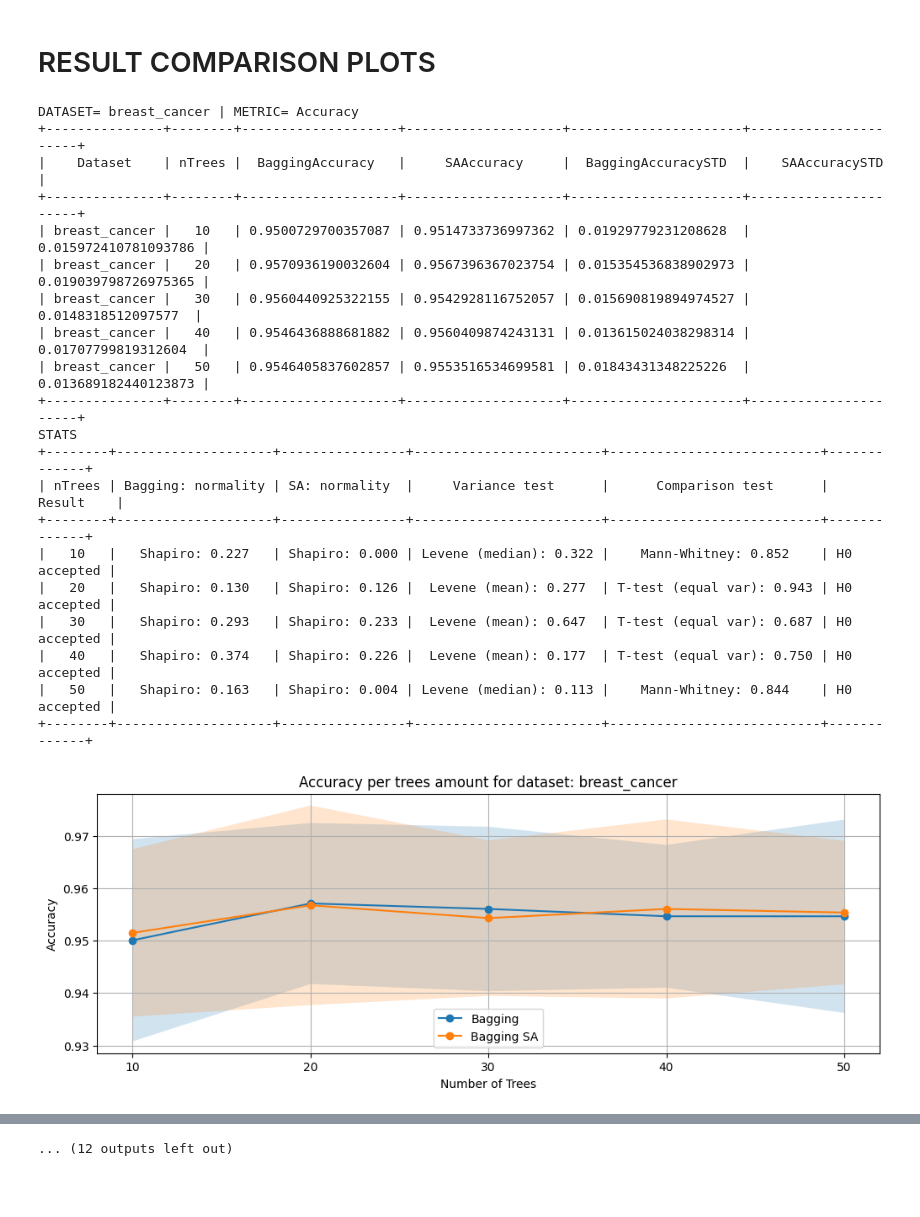
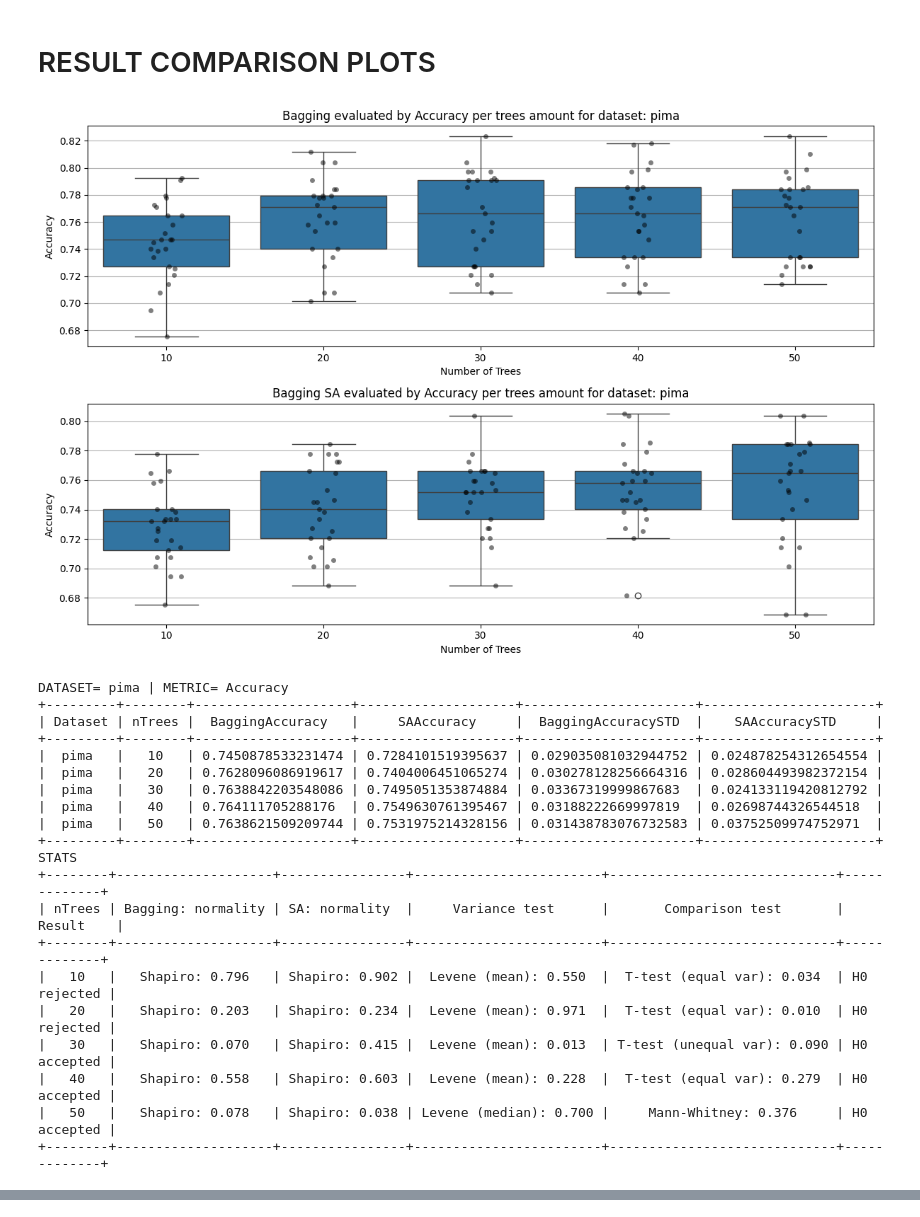
Before and after one commit to CenturionTheMan/SimulatedAnnealingBagging, a Jupyter notebook: src/article_plots.ipynb, the cells around one changed output, grey strips where cells are left out. Drawn from its saved outputs; the diff is of its cells as text; code cells hidden in the pictures; blank space fills up the shorter version.

Commit message:
creating boxplots

```diff
--- a/src/article_plots.ipynb
+++ b/src/article_plots.ipynb
@@ -248,6 +242,37 @@ def create_comparison_plot(df: pd.DataFrame, metric, path) -> None:
     if path != None:
         plt.savefig(path, bbox_inches='tight')
     plt.show()
+
+def create_box_plots(df: pd.DataFrame, metric, path) -> None:
+    nTrees = df['nTrees'].unique()
+    dataset_name = df['Dataset'].values[0]
+
+    names = [(f"Bagging{metric}", "Bagging"), (f"SA{metric}", "Bagging SA")]
+
+    fig, axes = plt.subplots(2,1, figsize=(12, 8))
+
+
+    for i in range(2):
+        sns.boxplot(data=df, x='nTrees', y=names[i][0], ax=axes[i])
+        sns.stripplot(data=df, x='nTrees', y=names[i][0], ax=axes[i], color='black', alpha=0.5)
+
+        axes[i].set_title(f"{names[i][1]} evaluated by {metric} per trees amount for dataset: {dataset_name}")
+        axes[i].set_xlabel('Number of Trees')
+        axes[i].set_ylabel(f'{metric}')
+        axes[i].yaxis.grid(True)
+    # sns.despine(trim=True, left=False, bottom=True)
+
+    plt.tight_layout()
+    if path != None:
+        plt.savefig(path, bbox_inches='tight')
+
+    plt.show()
+
+
+
+
+
+
 
 
 def stat_tests(df: pd.DataFrame, metric):
@@ -287,51 +312,52 @@ def stat_tests(df: pd.DataFrame, metric):
 
 files = glob.glob('./../res/metrics_*.csv')
 dfs = [pd.read_csv(f) for f in files]
 
 
 metrics = ["Accuracy", "Precision", "Recall", "F1"]
 
 for df in dfs:
     for metric in metrics:
         df_aggregated = df.groupby(['nTrees']).agg({
             'Dataset': 'first',
             'nTrees': 'first',
             f'Bagging{metric}': 'mean',
             f'SA{metric}': 'mean',
         }).reset_index(drop=True)
 
         dataset = df_aggregated['Dataset'].values[0]
 
         df_aggregated[f'Bagging{metric}STD'] = df.groupby(['nTrees'])[f'Bagging{metric}'].std().values
         df_aggregated[f'SA{metric}STD'] = df.groupby(['nTrees'])[f'SA{metric}'].std().values
 
+        create_box_plots(df, metric, path=f'./../report/boxplot_{dataset}_{metric}.png')
         print(f"DATASET= {dataset} | METRIC= {metric}")
         print(tabulate(df_aggregated, headers='keys', tablefmt='pretty', showindex=False))
         print(f"STATS")
         stats = stat_tests(df, metric)
         print(tabulate(stats, headers='keys', tablefmt='pretty', showindex=False))
         create_comparison_plot(df_aggregated, metric, path=f'./../report/plot_{dataset}_{metric}.png')
         df_aggregated.to_csv(f'./../report/metrics_{dataset}_{metric}.csv', index=False)
         stats.to_csv(f'./../report/stats_{dataset}_{metric}.csv', index=False)
 # %% [output]
+[figure, new version]
-DATASET= breast_cancer | METRIC= Accuracy
-+---------------+--------+--------------------+--------------------+----------------------+----------------------+
-|    Dataset    | nTrees |  BaggingAccuracy   |     SAAccuracy     |  BaggingAccuracySTD  |    SAAccuracySTD     |
-+---------------+--------+--------------------+--------------------+----------------------+----------------------+
-| breast_cancer |   10   | 0.9500729700357087 | 0.9514733736997362 | 0.01929779231208628  | 0.015972410781093786 |
-| breast_cancer |   20   | 0.9570936190032604 | 0.9567396367023754 | 0.015354536838902973 | 0.019039798726975365 |
-| breast_cancer |   30   | 0.9560440925322155 | 0.9542928116752057 | 0.015690819894974527 |  0.0148318512097577  |
-| breast_cancer |   40   | 0.9546436888681882 | 0.9560409874243131 | 0.013615024038298314 | 0.01707799819312604  |
-| breast_cancer |   50   | 0.9546405837602857 | 0.9553516534699581 | 0.01843431348225226  | 0.013689182440123873 |
-+---------------+--------+--------------------+--------------------+----------------------+----------------------+
+DATASET= pima | METRIC= Accuracy
++---------+--------+--------------------+--------------------+----------------------+----------------------+
+| Dataset | nTrees |  BaggingAccuracy   |     SAAccuracy     |  BaggingAccuracySTD  |    SAAccuracySTD     |
++---------+--------+--------------------+--------------------+----------------------+----------------------+
+|  pima   |   10   | 0.7450878533231474 | 0.7284101519395637 | 0.029035081032944752 | 0.024878254312654554 |
+|  pima   |   20   | 0.7628096086919617 | 0.7404006451065274 | 0.030278128256664316 | 0.028604493982372154 |
+|  pima   |   30   | 0.7638842203548086 | 0.7495051353874884 | 0.03367319999867683  | 0.024133119420812792 |
+|  pima   |   40   | 0.764111705288176  | 0.7549630761395467 | 0.03188222669997819  | 0.02698744326544518  |
+|  pima   |   50   | 0.7638621509209744 | 0.7531975214328156 | 0.031438783076732583 | 0.03752509974752971  |
++---------+--------+--------------------+--------------------+----------------------+----------------------+
 STATS
-+--------+--------------------+----------------+------------------------+---------------------------+-------------+
-| nTrees | Bagging: normality | SA: normality  |     Variance test      |      Comparison test      |   Result    |
-+--------+--------------------+----------------+------------------------+---------------------------+-------------+
-|   10   |   Shapiro: 0.227   | Shapiro: 0.000 | Levene (median): 0.322 |    Mann-Whitney: 0.852    | H0 accepted |
-|   20   |   Shapiro: 0.130   | Shapiro: 0.126 |  Levene (mean): 0.277  | T-test (equal var): 0.943 | H0 accepted |
-|   30   |   Shapiro: 0.293   | Shapiro: 0.233 |  Levene (mean): 0.647  | T-test (equal var): 0.687 | H0 accepted |
-|   40   |   Shapiro: 0.374   | Shapiro: 0.226 |  Levene (mean): 0.177  | T-test (equal var): 0.750 | H0 accepted |
-|   50   |   Shapiro: 0.163   | Shapiro: 0.004 | Levene (median): 0.113 |    Mann-Whitney: 0.844    | H0 accepted |
-+--------+--------------------+----------------+------------------------+---------------------------+-------------+
++--------+--------------------+----------------+------------------------+-----------------------------+-------------+
+| nTrees | Bagging: normality | SA: normality  |     Variance test      |       Comparison test       |   Result    |
++--------+--------------------+----------------+------------------------+-----------------------------+-------------+
+|   10   |   Shapiro: 0.796   | Shapiro: 0.902 |  Levene (mean): 0.550  |  T-test (equal var): 0.034  | H0 rejected |
+|   20   |   Shapiro: 0.203   | Shapiro: 0.234 |  Levene (mean): 0.971  |  T-test (equal var): 0.010  | H0 rejected |
+|   30   |   Shapiro: 0.070   | Shapiro: 0.415 |  Levene (mean): 0.013  | T-test (unequal var): 0.090 | H0 accepted |
+|   40   |   Shapiro: 0.558   | Shapiro: 0.603 |  Levene (mean): 0.228  |  T-test (equal var): 0.279  | H0 accepted |
+|   50   |   Shapiro: 0.078   | Shapiro: 0.038 | Levene (median): 0.700 |     Mann-Whitney: 0.376     | H0 accepted |
++--------+--------------------+----------------+------------------------+-----------------------------+-------------+
-[figure, old version]
@@ -443 +431,0 @@ STATS
-... (12 outputs left out)
```
Also changed, not shown: parts of 3 cells of this notebook, 54 other files.
